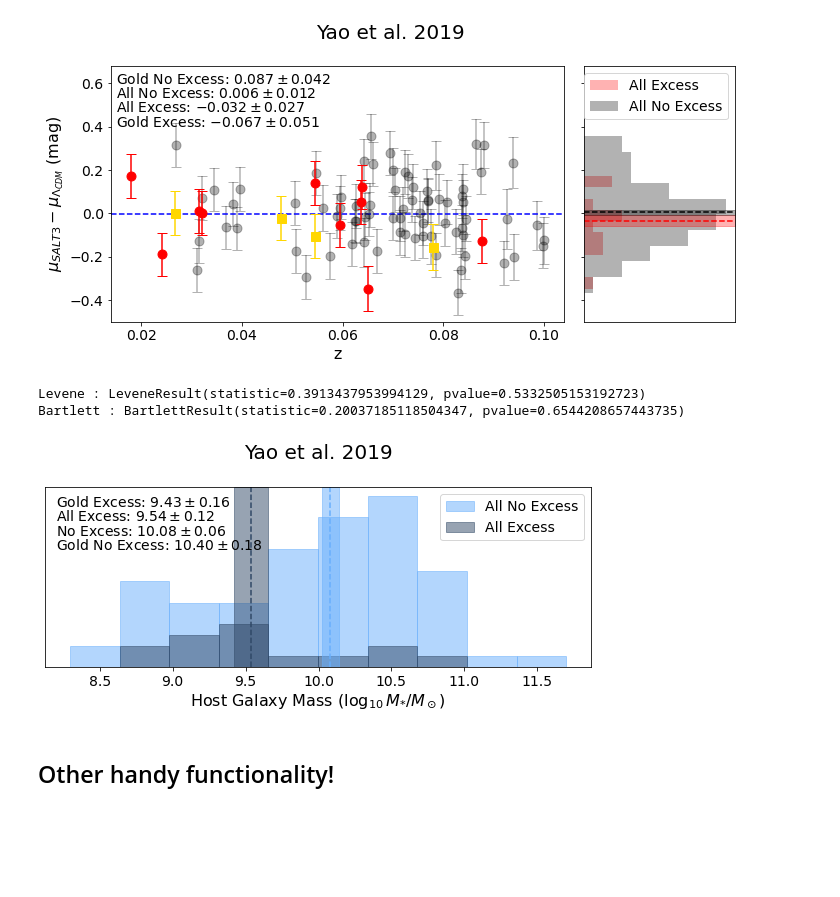
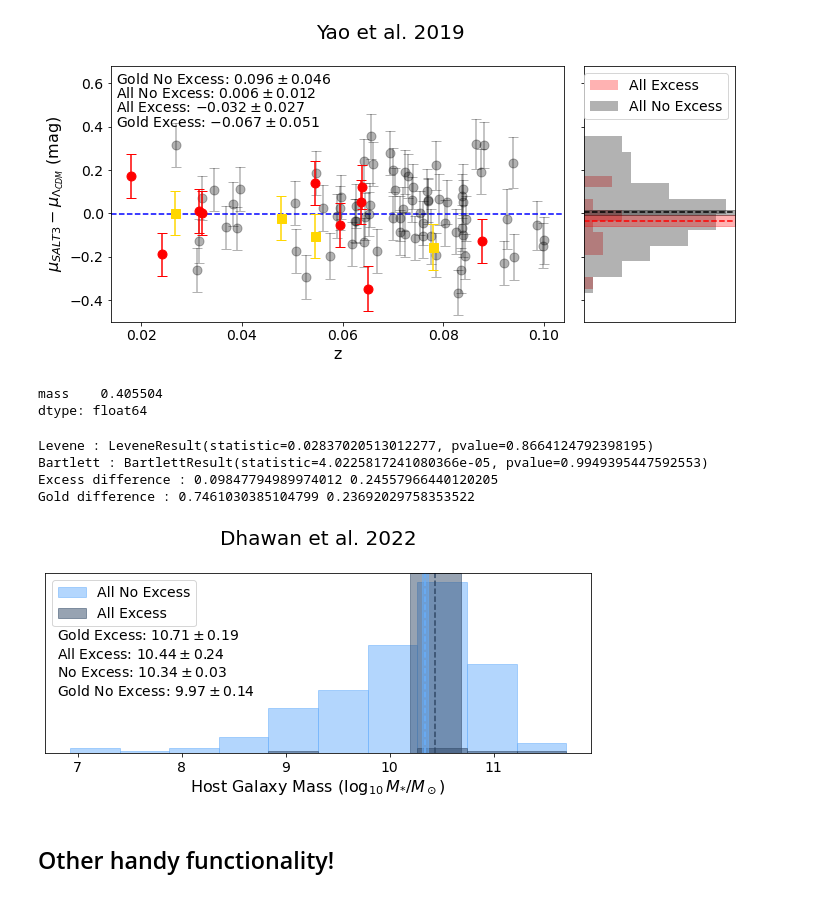
Before and after one commit to Christine8888/earlySN, a Jupyter notebook: Demo.ipynb, the cells around one changed output. Saved outputs shown, nothing was run; the diff lists cells and outputs as text; code cells hidden in the pictures; blank space fills up the shorter version.

```diff
--- a/Demo.ipynb
+++ b/Demo.ipynb
@@ -29,7 +29,7 @@ The autoreload extension is already loaded. To reload it, use:
 # %% [markdown]
 The base object for early excess searches is `dataset.Dataset`. To load a dataset analyzed in Ye et al. 2024 ([arXiv](https://arxiv.org/abs/2401.02926)), we can select a `default` mode.
 # %%
-yao = dataset.Dataset(base_path = "/Users/christineye/earlySN/earlySN", default = "yao", bands = ['r', 'g'])
+yao = dataset.Dataset(base_path = "/Users/christineye/earlySN/earlySN", default = "dhawan", bands = ['r', 'g'])
 # %% [markdown]
 First we fit `SALT3` parameters for all SN in the dataset.
 # %%
@@ -51,5 +69,5 @@ yao.fit_hubble(save_path = './demo/', verbose = True)
 # %% [markdown]
 So far, everything we've done so far has been saved to `./demo`. In the future, we can reload fits directly from this folder.
 # %%
-yao.load_from_saved('./demo/')
+yao.load_from_saved('./demo/', load_excess = True)
 # %% [output]
@@ -68,7 +84,14 @@ yao.bronze = ['ZTF18aasdted', 'ZTF18abaxlpi', 'ZTF18abimsyv',
                'ZTF18abfgygp', 'ZTF18aaxsioa', 'ZTF18abssuxz', 'ZTF18abfhryc',
              'ZTF18aaslhxt', 'ZTF18aazsabq', 'ZTF18abauprj', ]
 
-yao.gold_nd = ['ZTF18aavrzxp', 'ZTF18aawjywv', 'ZTF18aazblzy', 'ZTF18abcysdx', 'ZTF18abetehf', 'ZTF18abxygvv']
+also_in_literature = ['ZTF18aapqwyv', 'ZTF18aaqqoqs', 'ZTF18aayjvve', 'ZTF18abckujq', 'ZTF18abcrxoj',
+                     'ZTF18abdfazk', 'ZTF18abdfwur', 'ZTF18abfhryc', 'ZTF18abgxvra', 'ZTF18abpamut',]
+
+yao.gold_nd = ['ZTF18aavrzxp', 'ZTF18aazblzy', 'ZTF18abcysdx', 'ZTF18abetehf', 'ZTF18abxygvv']
+# %%
+yao.gold = ['ZTF18aayjvve', 'ZTF18abauprj']
+yao.bronze = ['ZTF18abkhcwl', 'ZTF18abuhzfc', 'ZTF18abvejbm']
+yao.gold_nd = ['ZTF18aasprui', 'ZTF18abkhcrj']
 # %%
 yao.excess = yao.gold + yao.bronze
 yao.nd = []
@@ -150,9 +190,16 @@ Overall scatter:  0.15387197695360505
+# %%
+yao.masses.loc[yao.gold_nd].std()/np.sqrt(len(yao.gold_nd))
+# %% [output]
+mass    0.405504
+dtype: float64
 # %%
-yao.compare_mass()
+yao.compare_mass(save_fig = './demo/')
 # %% [output]
-Levene : LeveneResult(statistic=0.3913437953994129, pvalue=0.5332505153192723)
-Bartlett : BartlettResult(statistic=0.20037185118504347, pvalue=0.6544208657443735)
+Levene : LeveneResult(statistic=0.02837020513012277, pvalue=0.8664124792398195)
+Bartlett : BartlettResult(statistic=4.0225817241080366e-05, pvalue=0.9949395447592553)
+Excess difference : 0.09847794989974012 0.24557966440120205
+Gold difference : 0.7461030385104799 0.23692029758353522
-[figure, old version]
+[figure, new version]
 # %% [markdown]
 ## Other handy functionality!
 # %% [markdown]
```
Also changed, not shown: parts of 12 cells of this notebook, 19 other files.
